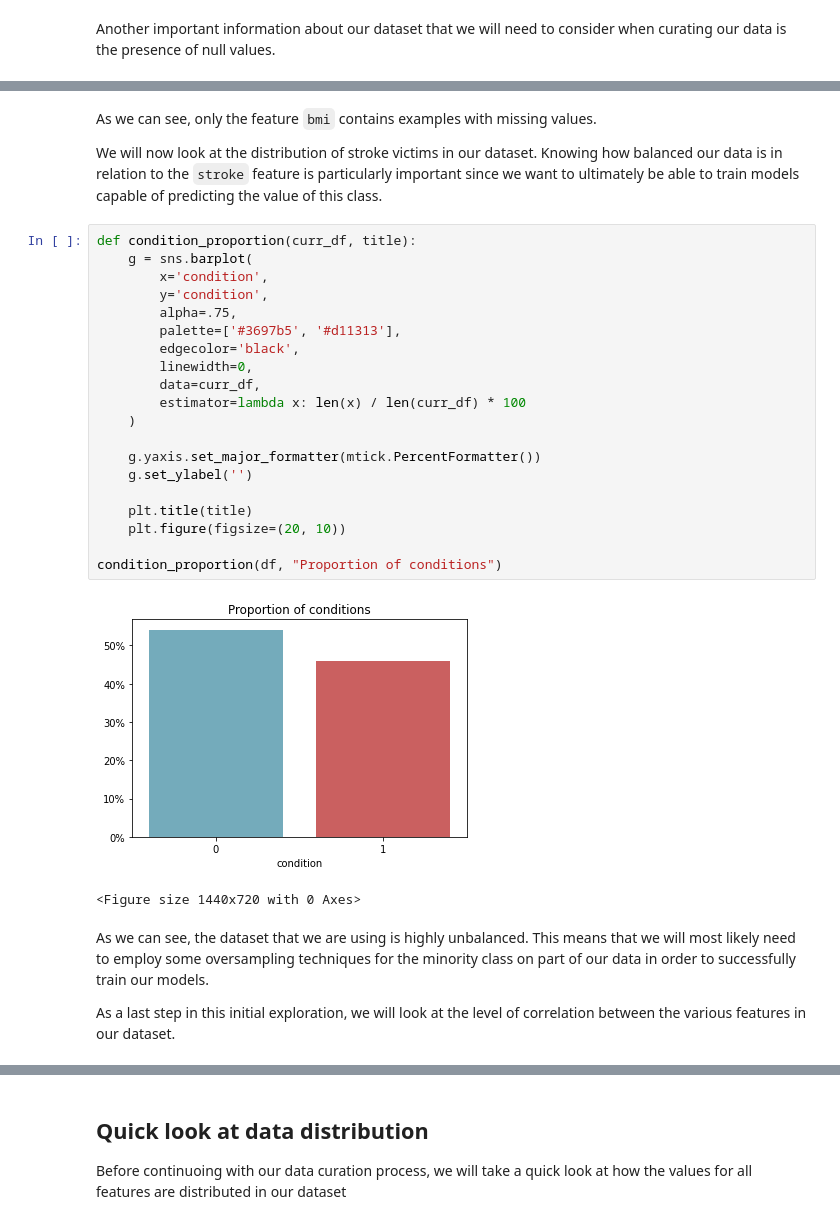
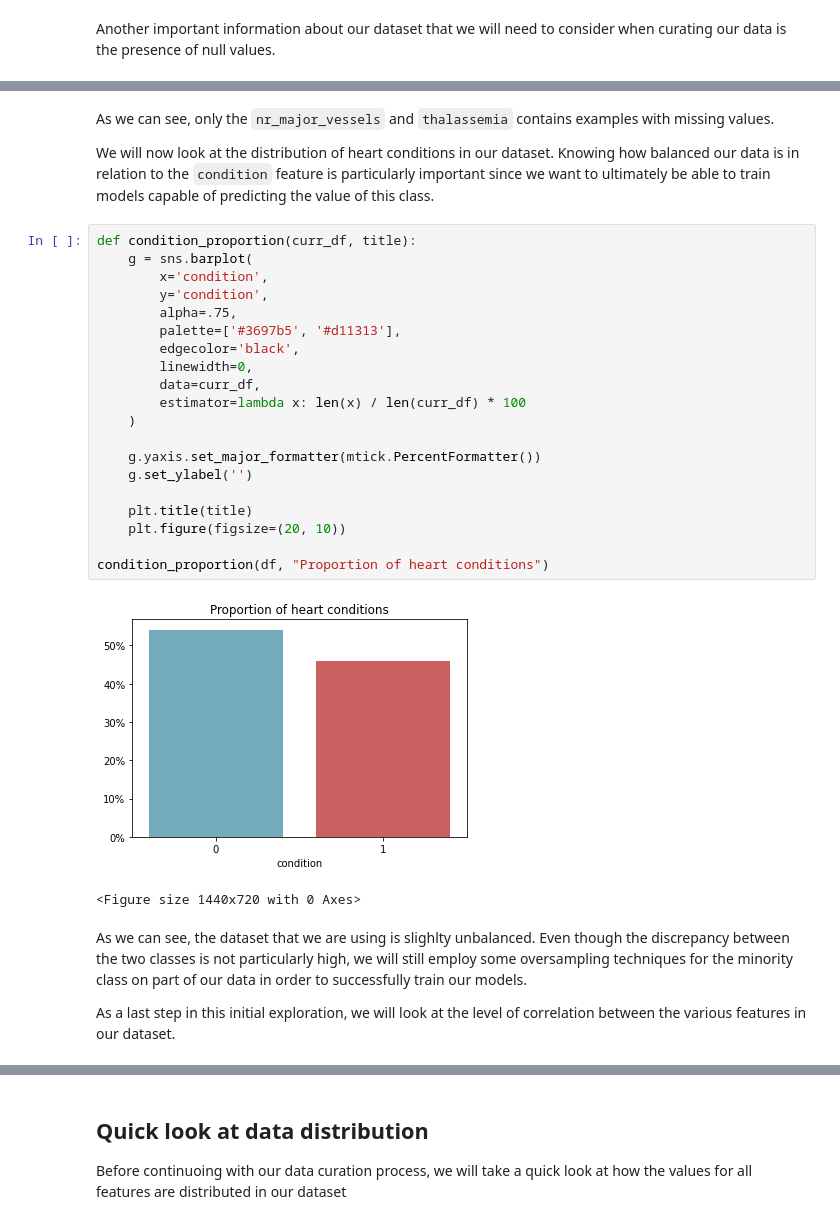
Before and after one commit to iberius96/Classification-task-for-heart-condition, a Jupyter notebook: main.ipynb, the cells around one changed output, grey strips where cells are left out. Drawn from its saved outputs; the diff is of its cells as text.

Commit message:
Modified comments for heart dataset

```diff
--- a/main.ipynb
+++ b/main.ipynb
@@ -120,34 +122,34 @@ thalassemia                2
 condition                  0
 dtype: int64
 # %% [markdown]
-As we can see, only the feature `bmi` contains examples with missing values.
+As we can see, only the `nr_major_vessels` and `thalassemia` contains examples with missing values.
 
-We will now look at the distribution of stroke victims in our dataset. Knowing how balanced our data is in relation to the `stroke` feature is particularly important since we want to ultimately be able to train models capable of predicting the value of this class.
+We will now look at the distribution of heart conditions in our dataset. Knowing how balanced our data is in relation to the `condition` feature is particularly important since we want to ultimately be able to train models capable of predicting the value of this class.
 # %%
 def condition_proportion(curr_df, title):
     g = sns.barplot(
         x='condition',
         y='condition',
         alpha=.75,
         palette=['#3697b5', '#d11313'],
         edgecolor='black',
         linewidth=0,
         data=curr_df,
         estimator=lambda x: len(x) / len(curr_df) * 100
     )
 
     g.yaxis.set_major_formatter(mtick.PercentFormatter())
     g.set_ylabel('')
 
     plt.title(title)
     plt.figure(figsize=(20, 10))
 
-condition_proportion(df, "Proportion of conditions")
+condition_proportion(df, "Proportion of heart conditions")
 # %% [output]
-[figure, old version]
+[figure, new version]
 <Figure size 1440x720 with 0 Axes>
 # %% [markdown]
-As we can see, the dataset that we are using is highly unbalanced. This means that we will most likely need to employ some oversampling techniques for the minority class on part of our data in order to successfully train our models.
+As we can see, the dataset that we are using is slighlty unbalanced. Even though the discrepancy between the two classes is not particularly high, we will still employ some oversampling techniques for the minority class on part of our data in order to successfully train our models.
 
 As a last step in this initial exploration, we will look at the level of correlation between the various features in our dataset.
 # %%
```
Also changed, not shown: parts of 30 cells of this notebook, 3 other files.
